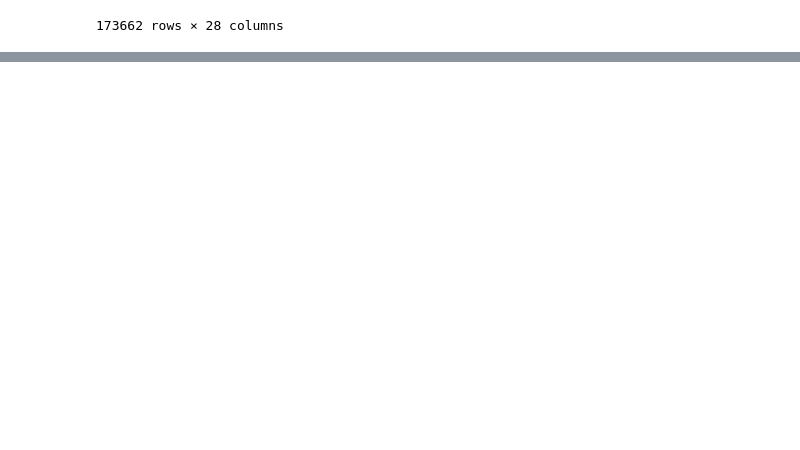
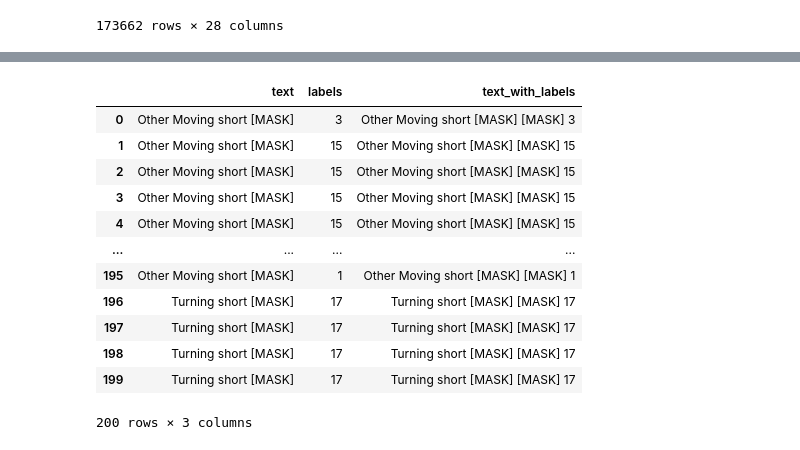
Before and after one commit to twotango/messenger, a Jupyter notebook: Research/Weeks/Week_14/14_4.ipynb, the cells around one changed output, grey strips where cells are left out. Cells and saved outputs as stored; diff of their text form; code cells hidden in the pictures; blank space fills up the shorter version.

```diff
--- a/Research/Weeks/Week_14/14_4.ipynb
+++ b/Research/Weeks/Week_14/14_4.ipynb
@@ -118,0 +141,25 @@ KeyError: 88
+# %%
+# Load your formatted data
+formatted_data_subset = pd.read_csv('formatted_data_subset.csv')
+
+# Add labels to text with [MASK] token
+formatted_data_subset['text_with_labels'] = formatted_data_subset.apply(lambda row: f"{row['text']} [MASK] {row['labels']}", axis=1)
+
+# Save the modified data to a CSV file
+formatted_data_subset.to_csv('formatted_data_subset_with_labels.csv', index=False)
+# %%
+formatted_data_subset
+# %% [output]
+|  | text | labels | text_with_labels |
+| 0 | Other Moving short [MASK] | 3 | Other Moving short [MASK] [MASK] 3 |
+| 1 | Other Moving short [MASK] | 15 | Other Moving short [MASK] [MASK] 15 |
+| 2 | Other Moving short [MASK] | 15 | Other Moving short [MASK] [MASK] 15 |
+| 3 | Other Moving short [MASK] | 15 | Other Moving short [MASK] [MASK] 15 |
+| 4 | Other Moving short [MASK] | 15 | Other Moving short [MASK] [MASK] 15 |
+| ... | ... | ... | ... |
+| 195 | Other Moving short [MASK] | 1 | Other Moving short [MASK] [MASK] 1 |
+| 196 | Turning short [MASK] | 17 | Turning short [MASK] [MASK] 17 |
+| 197 | Turning short [MASK] | 17 | Turning short [MASK] [MASK] 17 |
+| 198 | Turning short [MASK] | 17 | Turning short [MASK] [MASK] 17 |
+| 199 | Turning short [MASK] | 17 | Turning short [MASK] [MASK] 17 |
+200 rows × 3 columns
```
Also changed, not shown: parts of 18 cells of this notebook, 12 other files.
